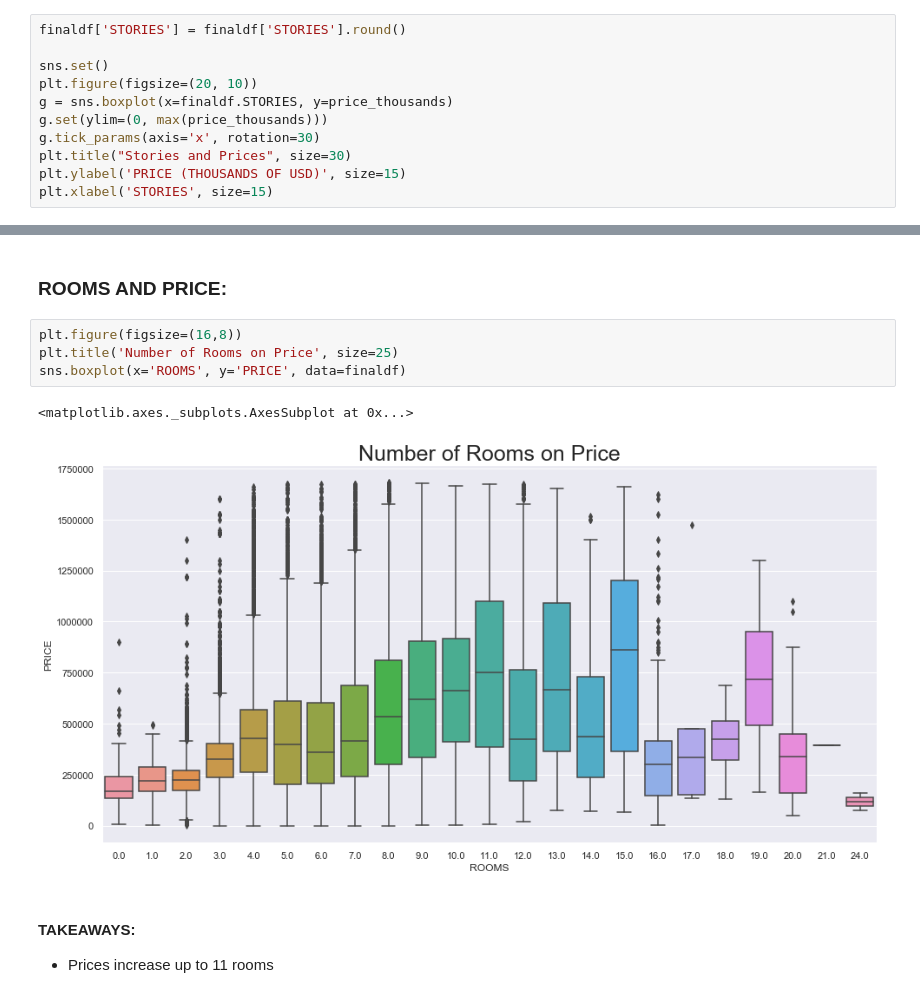
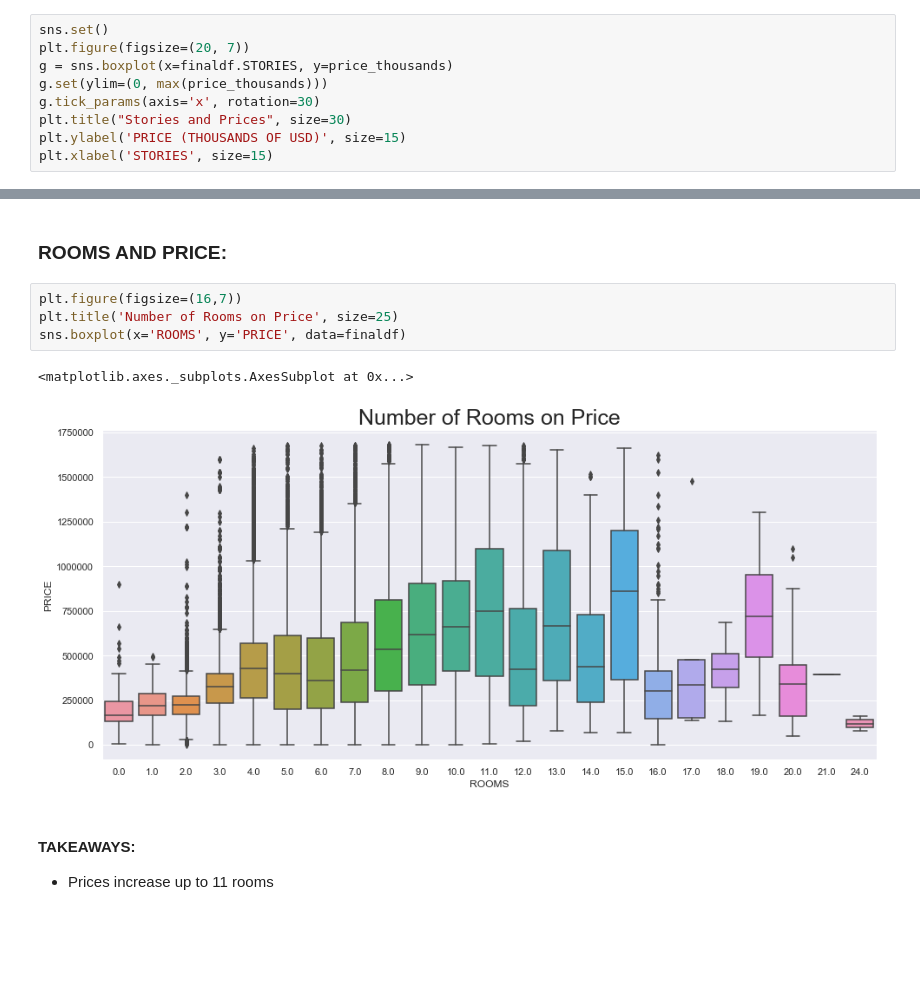
Before and after one commit to jasheriff/dc_capstone, a Jupyter notebook: eda_final.ipynb, the cells around one changed output, grey strips where cells are left out. Saved outputs shown, nothing was run; the diff lists cells and outputs as text; blank space fills up the shorter version.

```diff
--- a/eda_final.ipynb
+++ b/eda_final.ipynb
@@ -294,10 +297,8 @@ plt.tight_layout()
 # %% [markdown]
 ### STORIES AND PRICE:
 # %%
-finaldf['STORIES'] = finaldf['STORIES'].round()
-
 sns.set()
-plt.figure(figsize=(20, 10))
+plt.figure(figsize=(20, 7))
 g = sns.boxplot(x=finaldf.STORIES, y=price_thousands)
 g.set(ylim=(0, max(price_thousands)))
 g.tick_params(axis='x', rotation=30)
@@ -353,12 +354,12 @@ Text(0.5, 0, 'GRADE')
 # %% [markdown]
 ### ROOMS AND PRICE:
 # %%
-plt.figure(figsize=(16,8))
+plt.figure(figsize=(16,7))
 plt.title('Number of Rooms on Price', size=25)
 sns.boxplot(x='ROOMS', y='PRICE', data=finaldf)
 # %% [output]
 <matplotlib.axes._subplots.AxesSubplot at 0x...>
-[figure, old version]
+[figure, new version]
 # %% [markdown]
 #### TAKEAWAYS:
 * Prices increase up to 11 rooms
```
Also changed, not shown: parts of 6 cells of this notebook.
